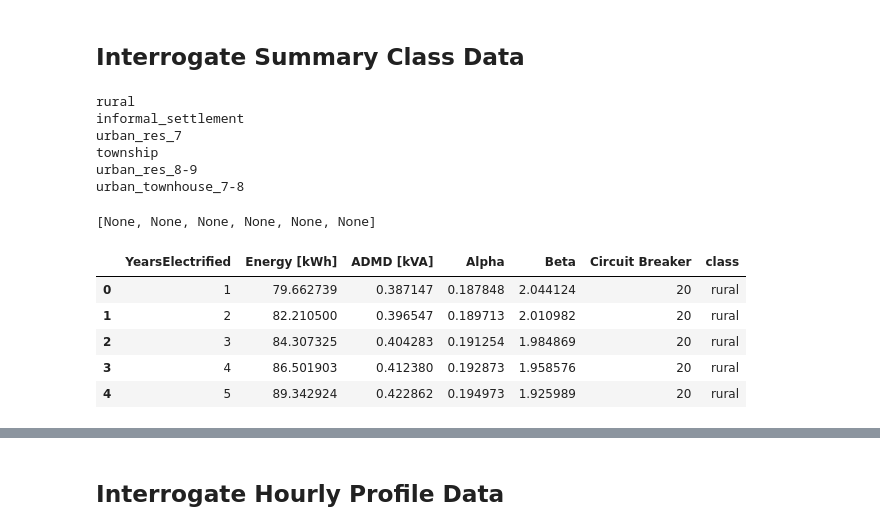
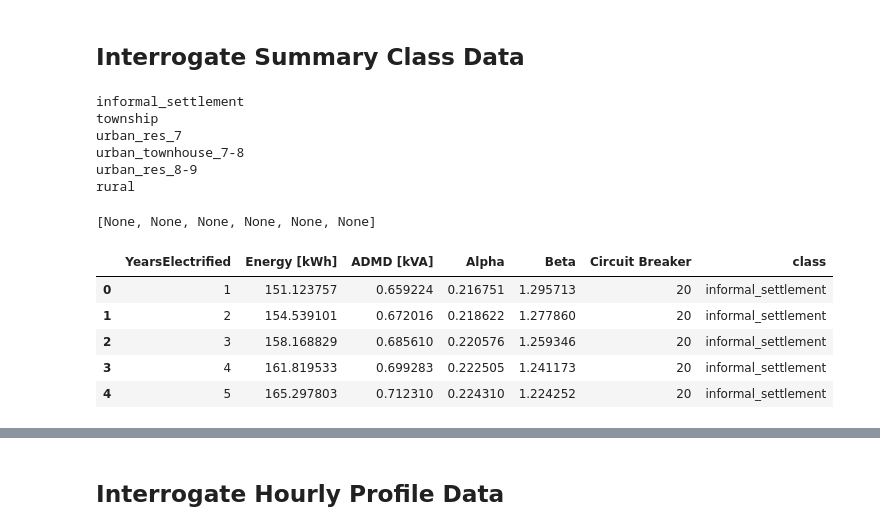
Before and after one commit to SaintlyVi/DLR_DB, a Jupyter notebook: DLR Expert Model.ipynb, the cells around one changed output, grey strips where cells are left out. Cells and saved outputs as stored; diff of their text form; code cells hidden in the pictures.

```diff
--- a/DLR Expert Model.ipynb
+++ b/DLR Expert Model.ipynb
@@ -25,21 +24,21 @@ import evaluation.evalhelpers as eh
 # %% [markdown]
 ## Interrogate Summary Class Data
 # %%
-[print(c) for c in exc.expertDemandSummary()['class'].unique()]
+[print(c) for c in bm0.expertDemandSummary()['class'].unique()]
 # %% [output]
+informal_settlement
+township
+urban_res_7
+urban_townhouse_7-8
+urban_res_8-9
 rural
-informal_settlement
-urban_res_7
-township
-urban_res_8-9
-urban_townhouse_7-8
 [None, None, None, None, None, None]
 # %%
-exc.expertDemandSummary().head()
+bm0.expertDemandSummary().head()
 # %% [output]
 |  | YearsElectrified | Energy [kWh] | ADMD [kVA] | Alpha | Beta | Circuit Breaker | class |
-| 0 | 1 | 79.662739 | 0.387147 | 0.187848 | 2.044124 | 20 | rural |
-| 1 | 2 | 82.210500 | 0.396547 | 0.189713 | 2.010982 | 20 | rural |
-| 2 | 3 | 84.307325 | 0.404283 | 0.191254 | 1.984869 | 20 | rural |
-| 3 | 4 | 86.501903 | 0.412380 | 0.192873 | 1.958576 | 20 | rural |
-| 4 | 5 | 89.342924 | 0.422862 | 0.194973 | 1.925989 | 20 | rural |
+| 0 | 1 | 151.123757 | 0.659224 | 0.216751 | 1.295713 | 20 | informal_settlement |
+| 1 | 2 | 154.539101 | 0.672016 | 0.218622 | 1.277860 | 20 | informal_settlement |
+| 2 | 3 | 158.168829 | 0.685610 | 0.220576 | 1.259346 | 20 | informal_settlement |
+| 3 | 4 | 161.819533 | 0.699283 | 0.222505 | 1.241173 | 20 | informal_settlement |
+| 4 | 5 | 165.297803 | 0.712310 | 0.224310 | 1.224252 | 20 | informal_settlement |
```
Also changed, not shown: parts of 7 cells of this notebook, 1 other file.
